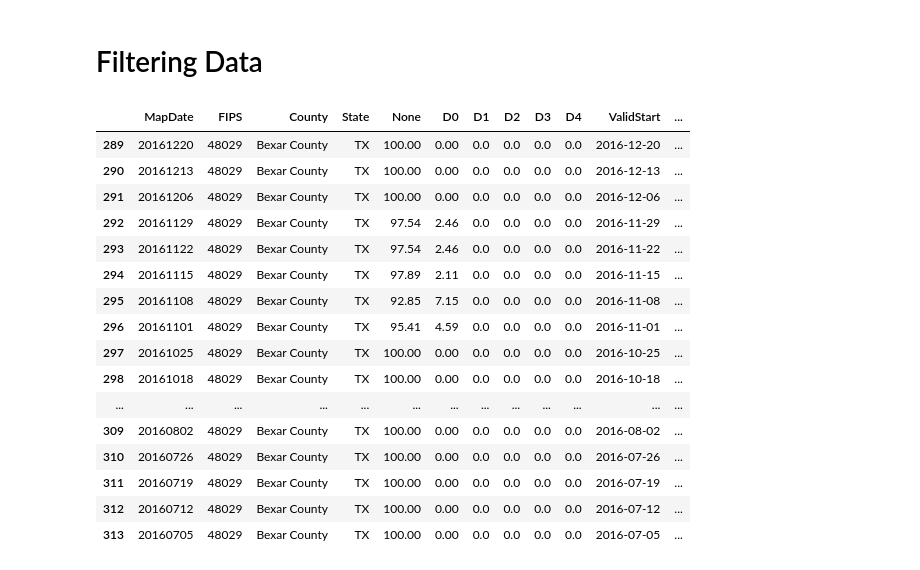
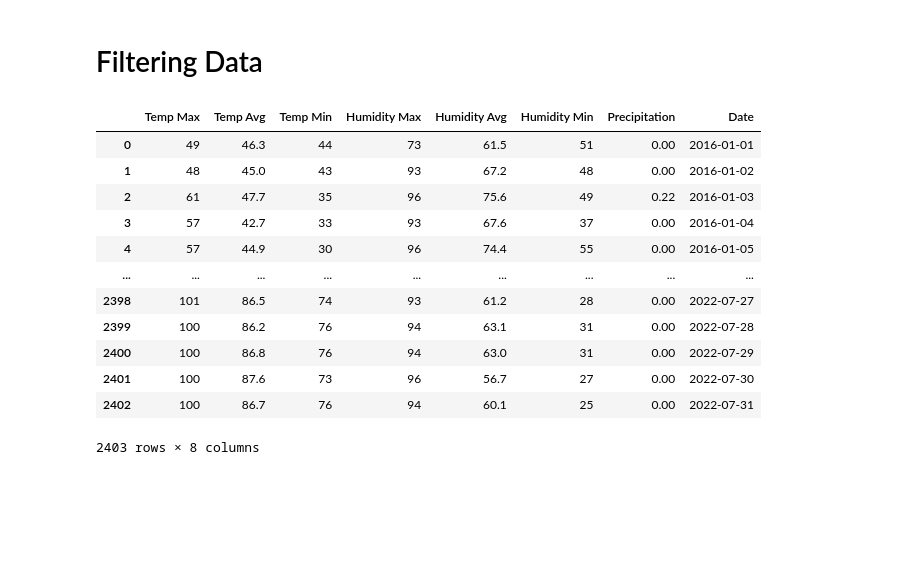
Before and after one commit to Shwetbaba/A-Review-of-the-Effectiveness-of-the-San-Antonio-Water-System-SAWS-Water-Restrictions-Policies, a Jupyter notebook: Group Project-1 Master Code.ipynb, the cells around one changed output. Cells and saved outputs as stored; diff of their text form; code cells hidden in the pictures; blank space fills up the shorter version.

```diff
--- a/Group Project-1 Master Code.ipynb
+++ b/Group Project-1 Master Code.ipynb
@@ -181,22 +181,18 @@ Drought_Data_2020_df = Drought_Data_df.loc[(Drought_Data_df["ValidStart"] >= "20
 Drought_Data_2021_df = Drought_Data_df.loc[(Drought_Data_df["ValidStart"] >= "2021-01-01") & (Drought_Data_df["ValidEnd"] <= "2021-12-31")]
 Drought_Data_2022_df = Drought_Data_df.loc[(Drought_Data_df["ValidStart"] >= "2022-01-01") & (Drought_Data_df["ValidEnd"] <= "2022-12-31")]
 # %%
-Drought_Data_2016_df
+Weather_Data_df
 # %% [output]
-|  | MapDate | FIPS | County | State | None | D0 | D1 | D2 | D3 | D4 | ValidStart | ... |
-| 289 | 20161220 | 48029 | Bexar County | TX | 100.00 | 0.00 | 0.0 | 0.0 | 0.0 | 0.0 | 2016-12-20 | ... |
-| 290 | 20161213 | 48029 | Bexar County | TX | 100.00 | 0.00 | 0.0 | 0.0 | 0.0 | 0.0 | 2016-12-13 | ... |
-| 291 | 20161206 | 48029 | Bexar County | TX | 100.00 | 0.00 | 0.0 | 0.0 | 0.0 | 0.0 | 2016-12-06 | ... |
-| 292 | 20161129 | 48029 | Bexar County | TX | 97.54 | 2.46 | 0.0 | 0.0 | 0.0 | 0.0 | 2016-11-29 | ... |
-| 293 | 20161122 | 48029 | Bexar County | TX | 97.54 | 2.46 | 0.0 | 0.0 | 0.0 | 0.0 | 2016-11-22 | ... |
-| 294 | 20161115 | 48029 | Bexar County | TX | 97.89 | 2.11 | 0.0 | 0.0 | 0.0 | 0.0 | 2016-11-15 | ... |
-| 295 | 20161108 | 48029 | Bexar County | TX | 92.85 | 7.15 | 0.0 | 0.0 | 0.0 | 0.0 | 2016-11-08 | ... |
-| 296 | 20161101 | 48029 | Bexar County | TX | 95.41 | 4.59 | 0.0 | 0.0 | 0.0 | 0.0 | 2016-11-01 | ... |
-| 297 | 20161025 | 48029 | Bexar County | TX | 100.00 | 0.00 | 0.0 | 0.0 | 0.0 | 0.0 | 2016-10-25 | ... |
-| 298 | 20161018 | 48029 | Bexar County | TX | 100.00 | 0.00 | 0.0 | 0.0 | 0.0 | 0.0 | 2016-10-18 | ... |
-| ... | ... | ... | ... | ... | ... | ... | ... | ... | ... | ... | ... | ... |
-| 309 | 20160802 | 48029 | Bexar County | TX | 100.00 | 0.00 | 0.0 | 0.0 | 0.0 | 0.0 | 2016-08-02 | ... |
-| 310 | 20160726 | 48029 | Bexar County | TX | 100.00 | 0.00 | 0.0 | 0.0 | 0.0 | 0.0 | 2016-07-26 | ... |
-| 311 | 20160719 | 48029 | Bexar County | TX | 100.00 | 0.00 | 0.0 | 0.0 | 0.0 | 0.0 | 2016-07-19 | ... |
-| 312 | 20160712 | 48029 | Bexar County | TX | 100.00 | 0.00 | 0.0 | 0.0 | 0.0 | 0.0 | 2016-07-12 | ... |
-| 313 | 20160705 | 48029 | Bexar County | TX | 100.00 | 0.00 | 0.0 | 0.0 | 0.0 | 0.0 | 2016-07-05 | ... |
+|  | Temp Max | Temp Avg | Temp Min | Humidity Max | Humidity Avg | Humidity Min | Precipitation | Date |
+| 0 | 49 | 46.3 | 44 | 73 | 61.5 | 51 | 0.00 | 2016-01-01 |
+| 1 | 48 | 45.0 | 43 | 93 | 67.2 | 48 | 0.00 | 2016-01-02 |
+| 2 | 61 | 47.7 | 35 | 96 | 75.6 | 49 | 0.22 | 2016-01-03 |
+| 3 | 57 | 42.7 | 33 | 93 | 67.6 | 37 | 0.00 | 2016-01-04 |
+| 4 | 57 | 44.9 | 30 | 96 | 74.4 | 55 | 0.00 | 2016-01-05 |
+| ... | ... | ... | ... | ... | ... | ... | ... | ... |
+| 2398 | 101 | 86.5 | 74 | 93 | 61.2 | 28 | 0.00 | 2022-07-27 |
+| 2399 | 100 | 86.2 | 76 | 94 | 63.1 | 31 | 0.00 | 2022-07-28 |
+| 2400 | 100 | 86.8 | 76 | 94 | 63.0 | 31 | 0.00 | 2022-07-29 |
+| 2401 | 100 | 87.6 | 73 | 96 | 56.7 | 27 | 0.00 | 2022-07-30 |
+| 2402 | 100 | 86.7 | 76 | 94 | 60.1 | 25 | 0.00 | 2022-07-31 |
+2403 rows × 8 columns
```
Also changed, not shown: parts of 4 cells of this notebook.
